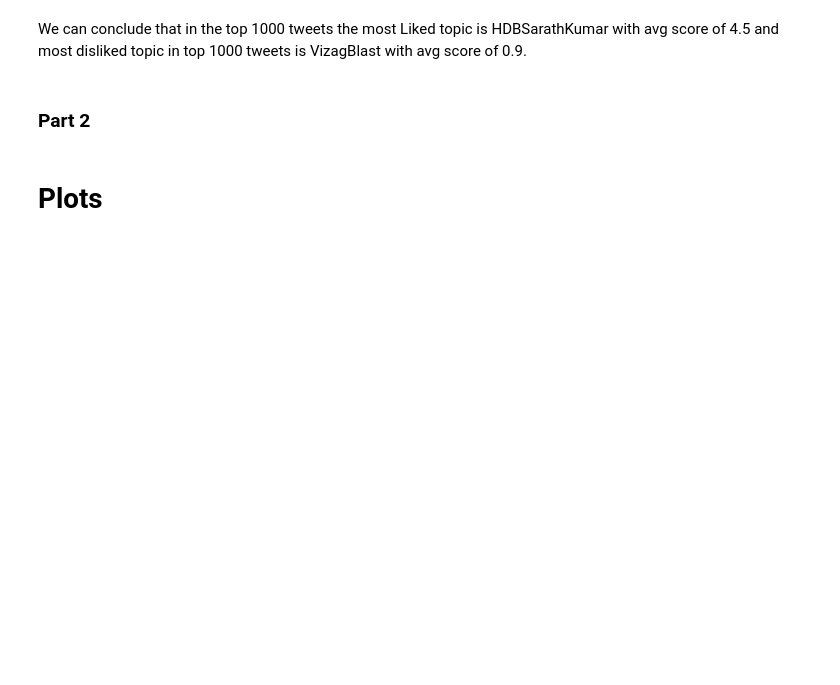
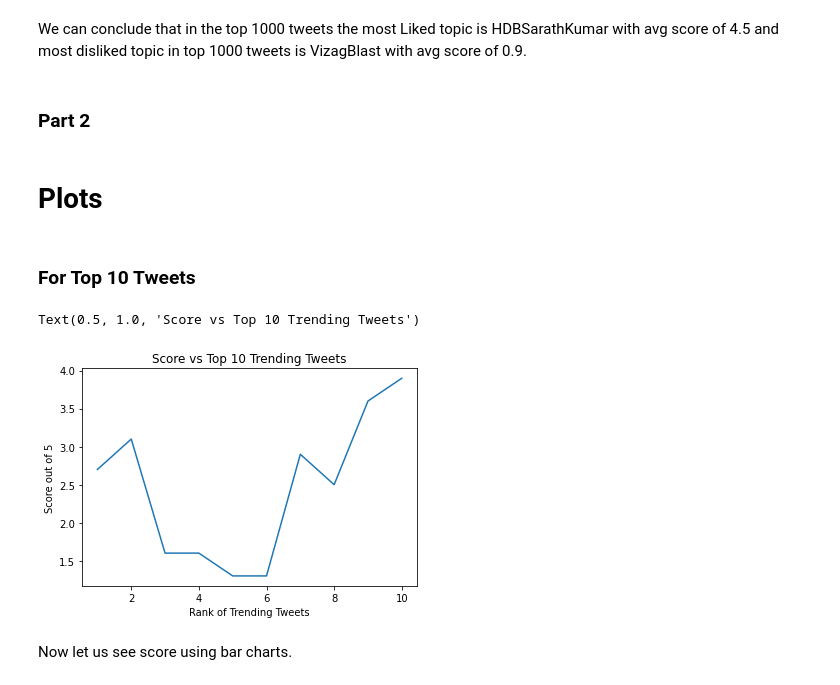
Before and after one commit to I-am-sayantan/public-sentiment-analysis-based-on-twitter-hashtags, a Jupyter notebook: CONTRIBUTION/Jupyter notebooks/Maaz_Karim.ipynb, the cells around one changed output. Drawn from its saved outputs; the diff is of its cells as text; code cells hidden in the pictures; blank space fills up the shorter version.

Commit message:
Task 2: Added some graphs using Matplotlib

```diff
--- a/CONTRIBUTION/Jupyter notebooks/Maaz_Karim.ipynb
+++ b/CONTRIBUTION/Jupyter notebooks/Maaz_Karim.ipynb
@@ -139,5 +139,16 @@ We can conclude that in the top 1000 tweets the most Liked topic is HDBSarathKum
 ### Part 2
 # %% [markdown]
 # Plots
+# %% [markdown]
+### For Top 10 Tweets
 # %%
 #code
+plt.plot(list(range(1,11)),df['score'][0:10])
+plt.xlabel('Rank of Trending Tweets')
+plt.ylabel('Score out of 5')
+plt.title('Score vs Top 10 Trending Tweets')
+# %% [output]
+Text(0.5, 1.0, 'Score vs Top 10 Trending Tweets')
+[figure, added]
+# %% [markdown]
+Now let us see score using bar charts.
```
Also changed, not shown: parts of 17 cells of this notebook.
